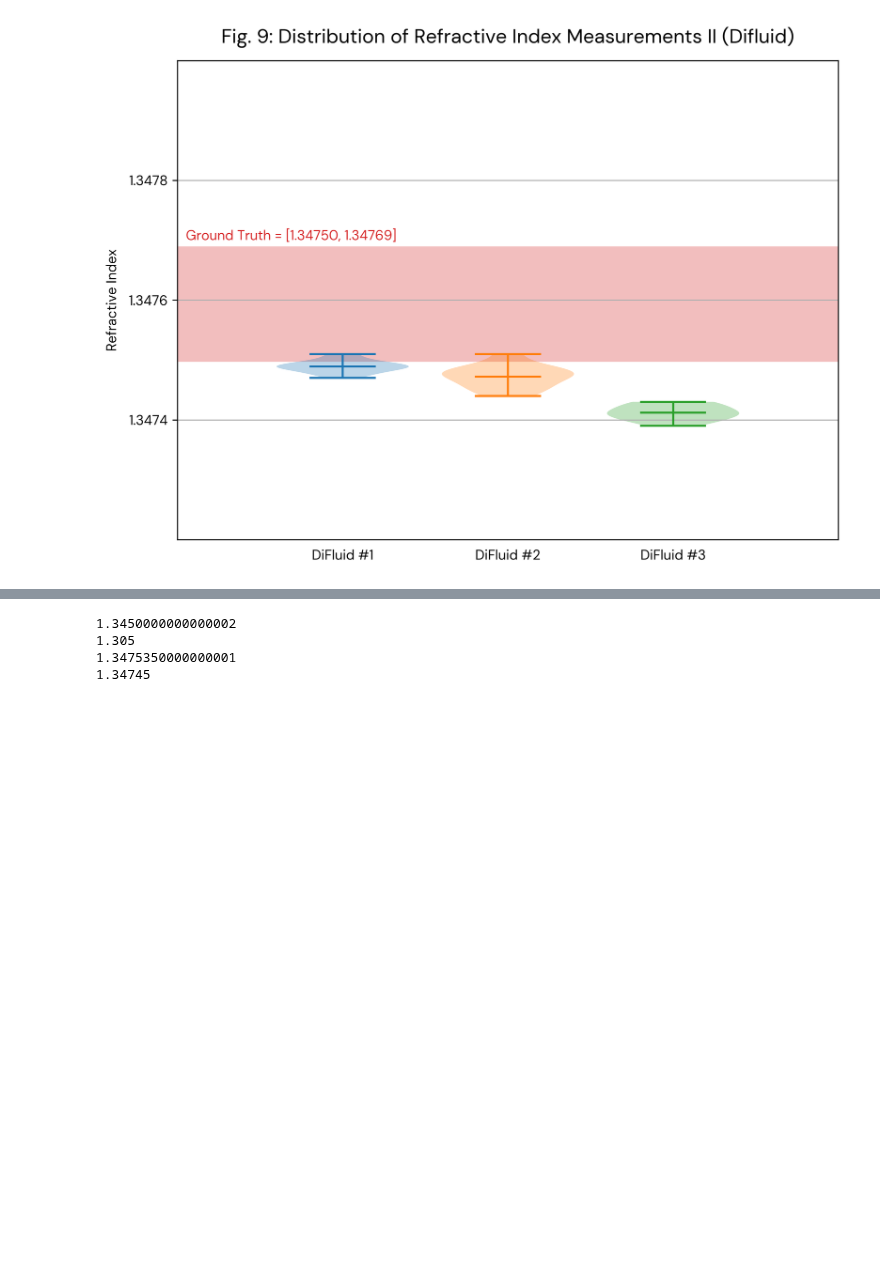
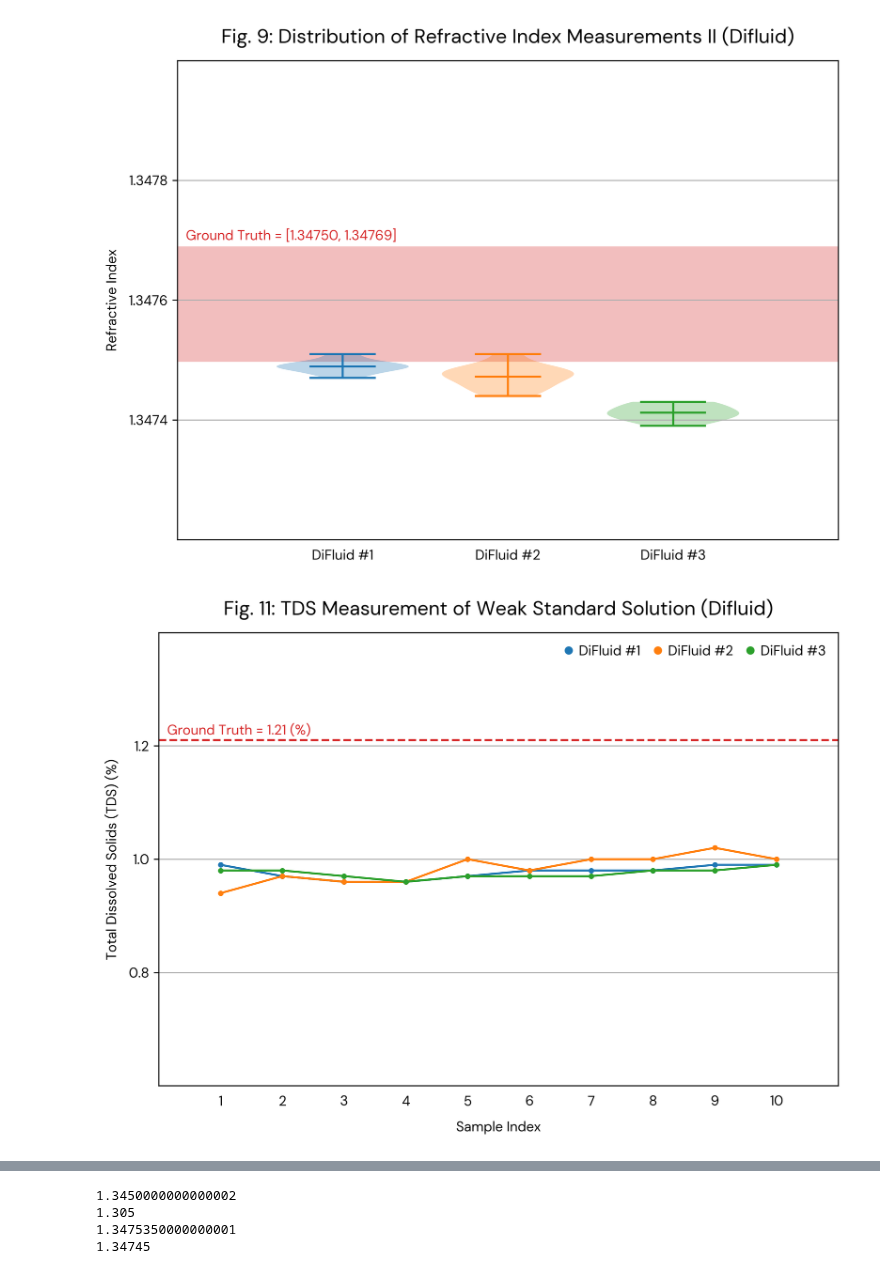
Before and after one commit to haoyung/haoyung.github.io, a Jupyter notebook: assets/img/TDS/draw.ipynb, the cells around one changed output, grey strips where cells are left out. Cells and saved outputs as stored; diff of their text form; code cells hidden in the pictures; blank space fills up the shorter version.

Commit message:
update TDS std solution

```diff
--- a/assets/img/TDS/draw.ipynb
+++ b/assets/img/TDS/draw.ipynb
@@ -13,7 +13,12 @@ fig_names = [
     "Fig. 7: Refractive Index Measurement of Sucrose Solution II (Difluid)",
     "Fig. 8: Distribution of Refractive Index Measurements I (Difluid)",
     "Fig. 9: Distribution of Refractive Index Measurements II (Difluid)",
-    "Fig. 10: Display of Difluids' Measurement Tendencies Across Experiments"
+    "Fig. 10: Display of Difluids' Measurement Tendencies Across Experiments",
+    "Fig. 11: TDS Measurement of Weak Standard Solution (Difluid)",
+    "Fig. 12: TDS Measurement of Strong Standard Solution (Difluid)",
+    "Fig. 13: Distribution of TDS Measurements of Weak Standard Solution (Difluid)",
+    "Fig. 14: Distribution of TDS Measurements of Strong Standard Solution (Difluid)",
+    "Fig. 15: Display of Difluids' Measurement Tendencies Across Experiments",
 ]
 
 file_path = "experimental_data.xlsx"
@@ -332,6 +420,11 @@ draw_exp3_line("Experiment 3.1", fig_num=6, ground_truth=[1.3476514435, 1.347849
 draw_exp3_line("Experiment 3.2", fig_num=7, ground_truth=[1.3474965864, 1.3476897059])
 draw_exp3_violin("Experiment 3.1", fig_num=8, ground_truth=[1.3476514435, 1.3478497044])
 draw_exp3_violin("Experiment 3.2", fig_num=9, ground_truth=[1.3474965864, 1.3476897059])
+
+draw_exp4_line("Experiment 4.1", fig_num=11, ground_truth=1.21, ylim=[0.6, 1.4], yticks=[0.8, 1.0, 1.2])
+draw_exp4_line("Experiment 4.2", fig_num=12, ground_truth=12.65, ylim=[12.0, 12.8], yticks=[12.2, 12.4, 12.6])
+draw_exp4_violin("Experiment 4.1", fig_num=13, ground_truth=1.21, ylim=[0.6, 1.4], yticks=[0.8, 1.0, 1.2])
+draw_exp4_violin("Experiment 4.2", fig_num=14, ground_truth=12.65, ylim=[12.0, 12.8], yticks=[12.2, 12.4, 12.6])
 # %% [output]
 [['Sample Index', 1, 2, 3, 4, 5, 6, 7, 8, 9, 10, 11, 12, 13, 14, 15, 16, 17, 18, 19, 20], ['DiFluid #1', 0.0137, 0.0136, 0.0136, 0.0135, 0.0136, 0.0136, 0.0136, 0.0136, 0.0137, 0.0136, 0.0135, 0.0136, ...
 [['Sample Index', 1, 2, 3, 4, 5, 6, 7, 8, 9, 10, 11, 12, 13, 14, 15, 16, 17, 18, 19, 20], ['DiFluid #1', 0.0131, 0.0131, 0.0131, 0.0131, 0.013, 0.013, 0.0131, 0.0131, 0.0131, 0.0132, 0.0132, 0.0132, 0 ...
@@ -350,9 +446,10 @@ DiFluid #3 (TDS): 1.34741±0.00001, -1.23%
 [figure]
 [figure]
 [figure]
 [figure]
 [figure]
 [figure]
 [figure]
 [figure]
 [figure]
+[figure, added]
```
Also changed, not shown: parts of 5 cells of this notebook, 13 other files.
